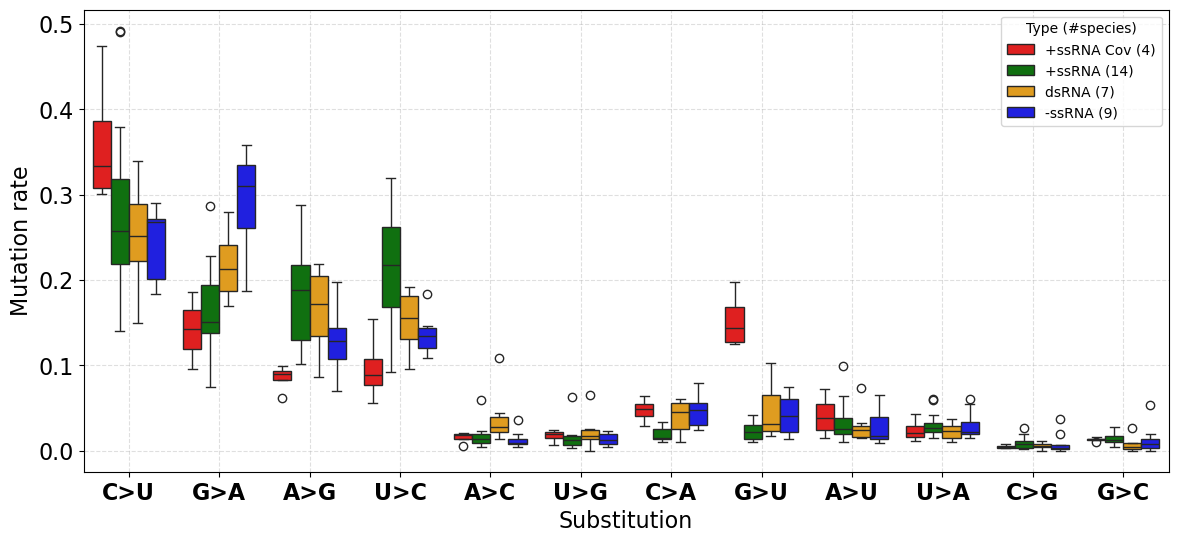
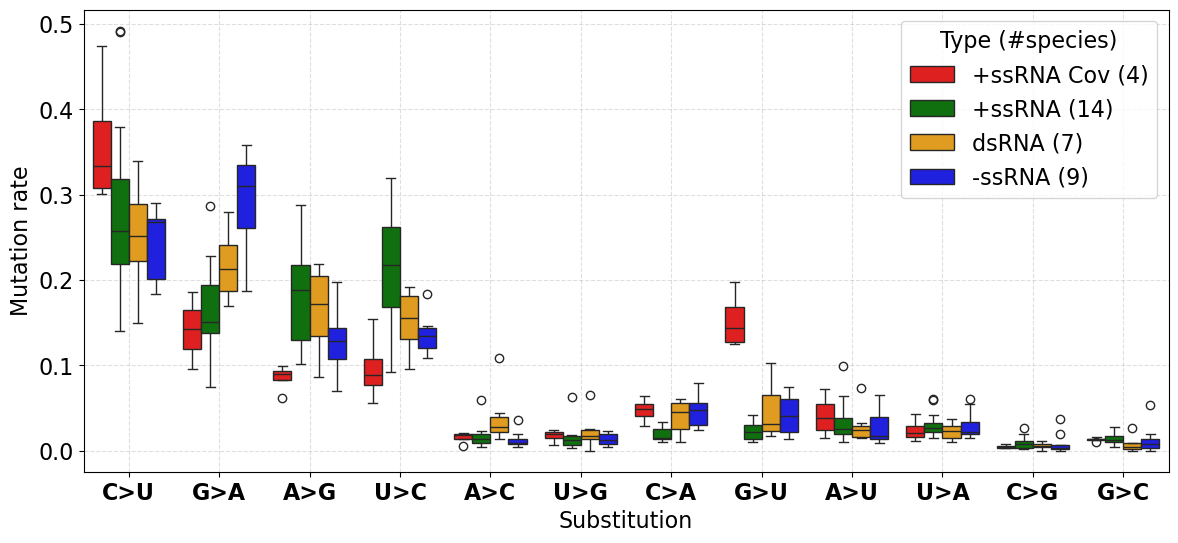
The notebook cell's code change between the first figure and the second:
--- before
+++ after
@@ -11,5 +11,5 @@
 
 )
-plt.legend(title='Type (#species)')
+plt.legend(title='Type (#species)', fontsize=16, title_fontsize=16, loc='upper right')
 plt.xticks(fontsize=16, fontweight='bold')
 plt.yticks(fontsize=16)

Commit: fix barplots and collect data flow